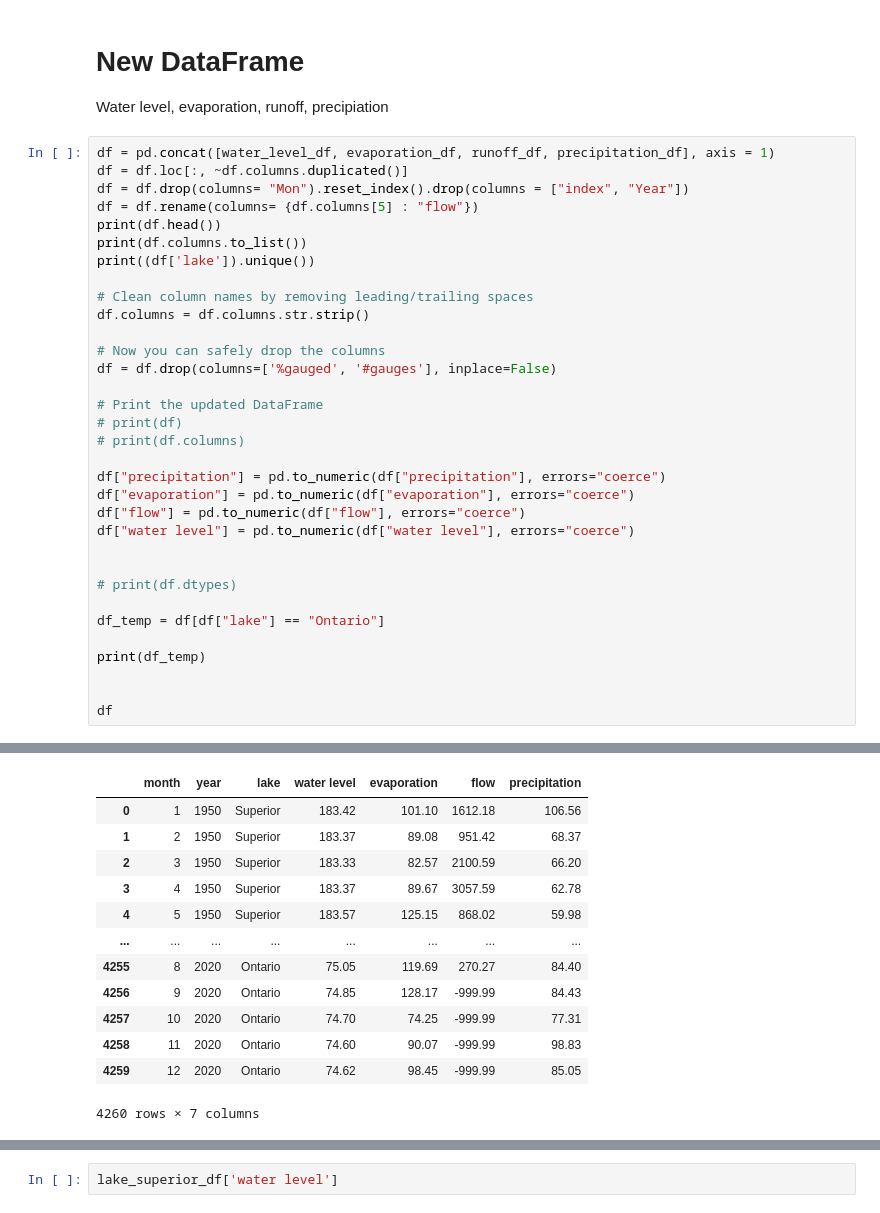
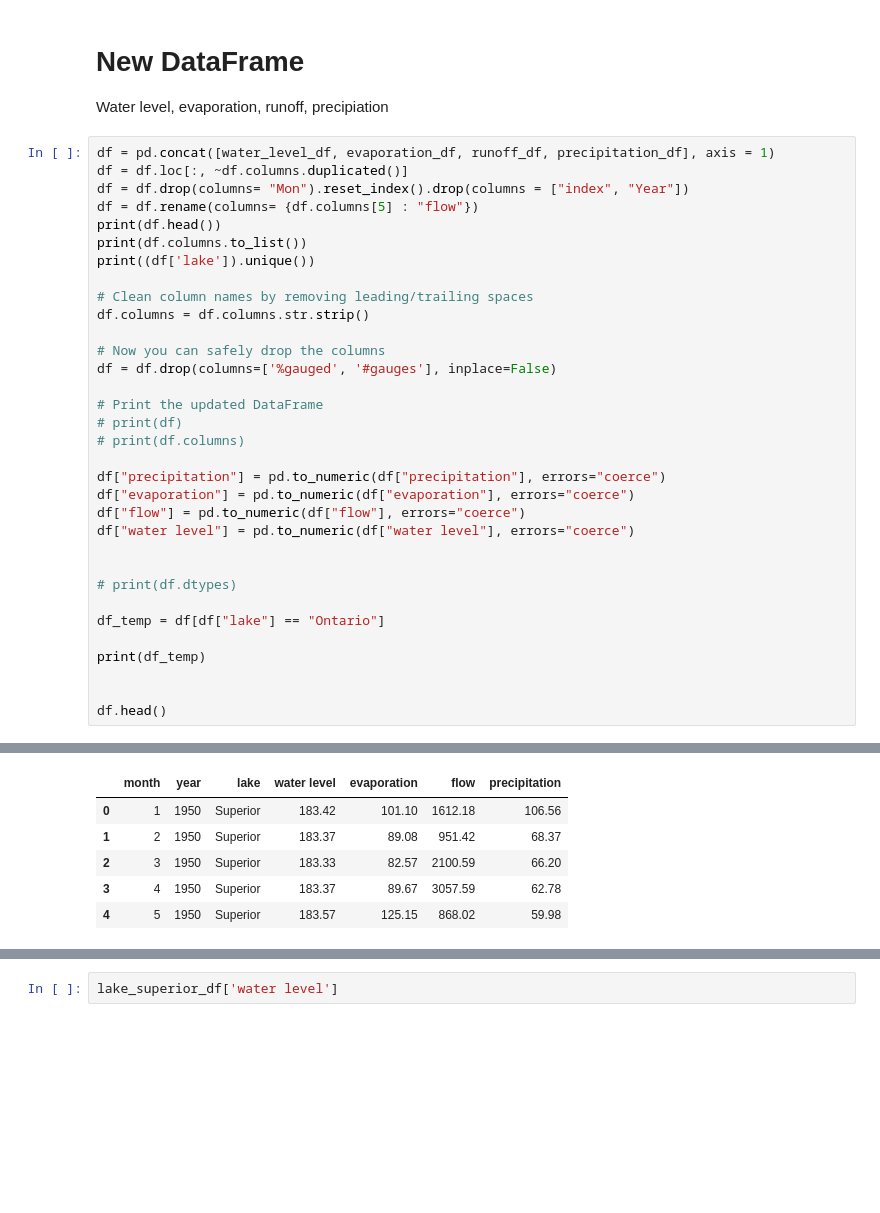
Before and after one commit to EmilioD19/Math-42-Final-Project, a Jupyter notebook: Final Project-Math42 (2).ipynb, the cells around one changed output, grey strips where cells are left out. Cells and saved outputs as stored; diff of their text form; blank space fills up the shorter version.

```diff
--- a/Final Project-Math42 (2).ipynb
+++ b/Final Project-Math42 (2).ipynb
@@ -140,38 +140,31 @@ df["water level"] = pd.to_numeric(df["water level"], errors="coerce")
 
 df_temp = df[df["lake"] == "Ontario"]
 
 print(df_temp)
 
 
-df
+df.head()
 # %% [output]
    month  year      lake water level  evaporation     flow   %gauged  \
 0      1  1950  Superior      183.42       101.10  1612.18      45.9
 1      2  1950  Superior      183.37        89.08   951.42      45.9
 2      3  1950  Superior      183.33        82.57  2100.59      45.9
 3      4  1950  Superior      183.37        89.67  3057.59      45.9
 4      5  1950  Superior      183.57       125.15   868.02      45.9
 
     #gauges precipitation
 0      10.0        106.56
 1      10.0         68.37
 2      10.0          66.2
 3      10.0         62.78
 ... (13 lines left out)
 4258     11  2020  Ontario        74.60        90.07  -999.99          98.83
 4259     12  2020  Ontario        74.62        98.45  -999.99          85.05
 
 [852 rows x 7 columns]
 |  | month | year | lake | water level | evaporation | flow | precipitation |
 | 0 | 1 | 1950 | Superior | 183.42 | 101.10 | 1612.18 | 106.56 |
 | 1 | 2 | 1950 | Superior | 183.37 | 89.08 | 951.42 | 68.37 |
 | 2 | 3 | 1950 | Superior | 183.33 | 82.57 | 2100.59 | 66.20 |
 | 3 | 4 | 1950 | Superior | 183.37 | 89.67 | 3057.59 | 62.78 |
 | 4 | 5 | 1950 | Superior | 183.57 | 125.15 | 868.02 | 59.98 |
-| ... | ... | ... | ... | ... | ... | ... | ... |
-| 4255 | 8 | 2020 | Ontario | 75.05 | 119.69 | 270.27 | 84.40 |
-| 4256 | 9 | 2020 | Ontario | 74.85 | 128.17 | -999.99 | 84.43 |
-| 4257 | 10 | 2020 | Ontario | 74.70 | 74.25 | -999.99 | 77.31 |
-| 4258 | 11 | 2020 | Ontario | 74.60 | 90.07 | -999.99 | 98.83 |
-| 4259 | 12 | 2020 | Ontario | 74.62 | 98.45 | -999.99 | 85.05 |
-4260 rows × 7 columns
```
Also changed, not shown: parts of 9 cells of this notebook, 2 other files.
